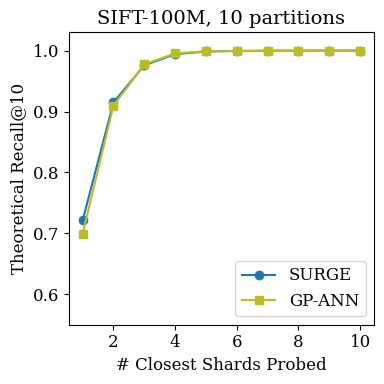
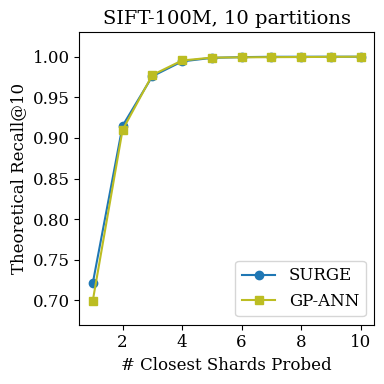
Code edit (unified diff) that turned the first committed figure into the second:
--- before
+++ after
@@ -14,5 +14,5 @@
 plt.legend(loc="lower right")
 
-plt.ylim(0.55, 1.03)
+plt.ylim(0.67, 1.03)
 
 # plt.yticks(np.round(plt.yticks()[0], decimals=1)) # this changes the ylimits, how do i round yticks without changing ylimits?

Commit: new fig 1 plots